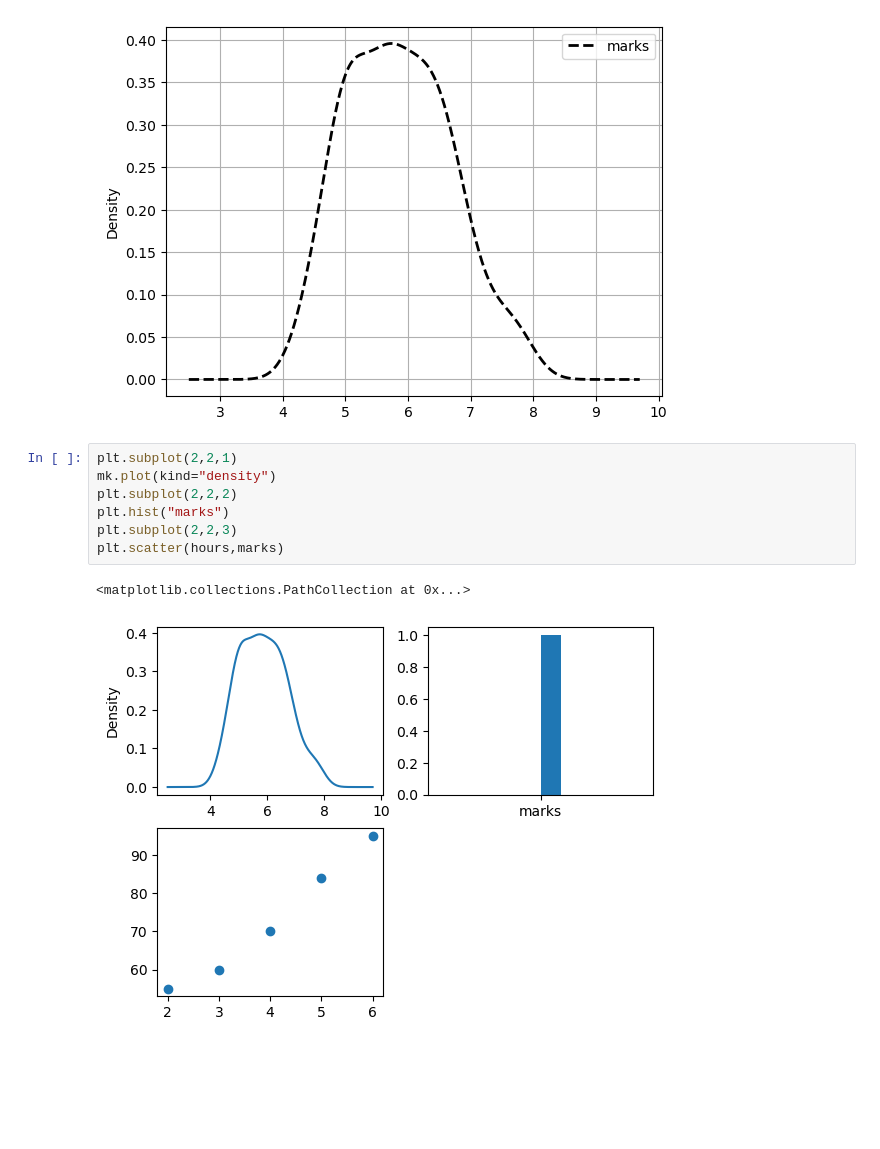
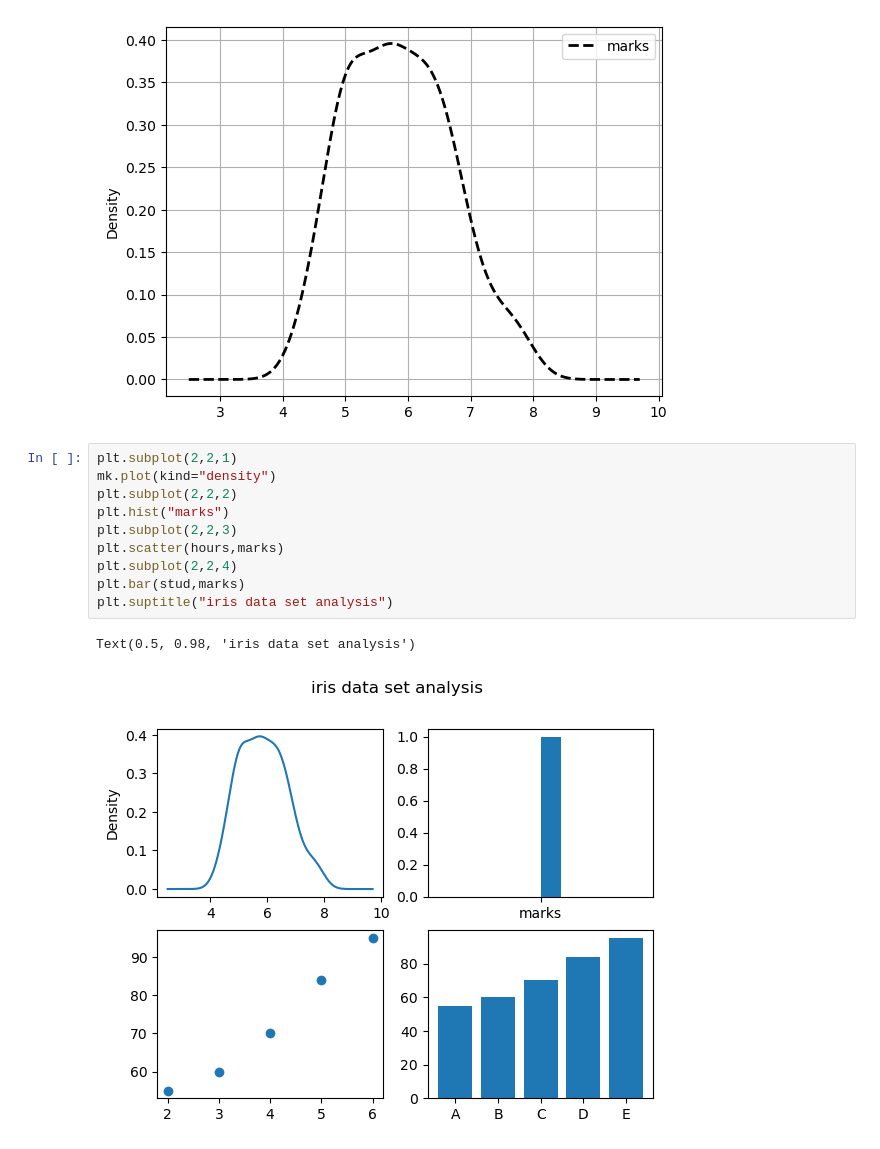
Before and after one commit to gokul0513/dv, a Jupyter notebook: dataset.ipynb, the cells around one changed output. Saved outputs shown, nothing was run; the diff lists cells and outputs as text; blank space fills up the shorter version.

```diff
--- a/dataset.ipynb
+++ b/dataset.ipynb
@@ -130,10 +130,13 @@ plt.show()
 # %%
 plt.subplot(2,2,1)
 mk.plot(kind="density")
 plt.subplot(2,2,2)
 plt.hist("marks")
 plt.subplot(2,2,3)
 plt.scatter(hours,marks)
+plt.subplot(2,2,4)
+plt.bar(stud,marks)
+plt.suptitle("iris data set analysis")
 # %% [output]
-<matplotlib.collections.PathCollection at 0x...>
+Text(0.5, 0.98, 'iris data set analysis')
-[figure, old version]
+[figure, new version]
```
